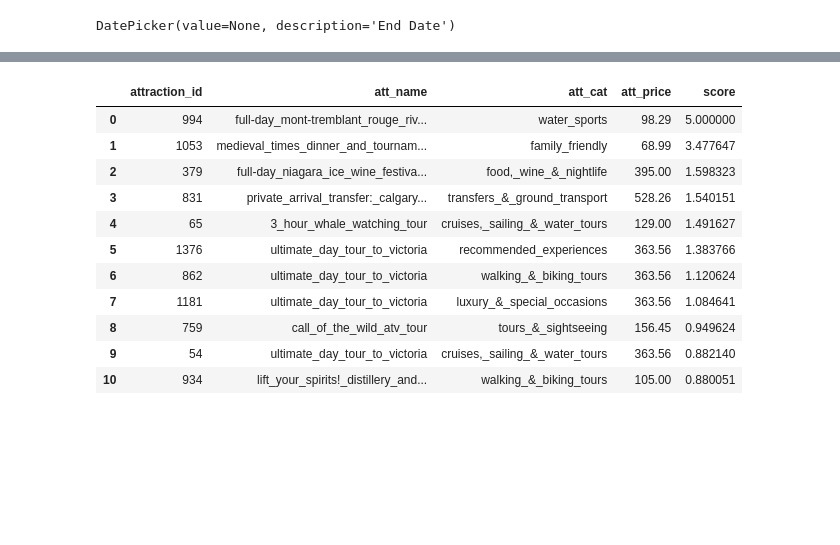
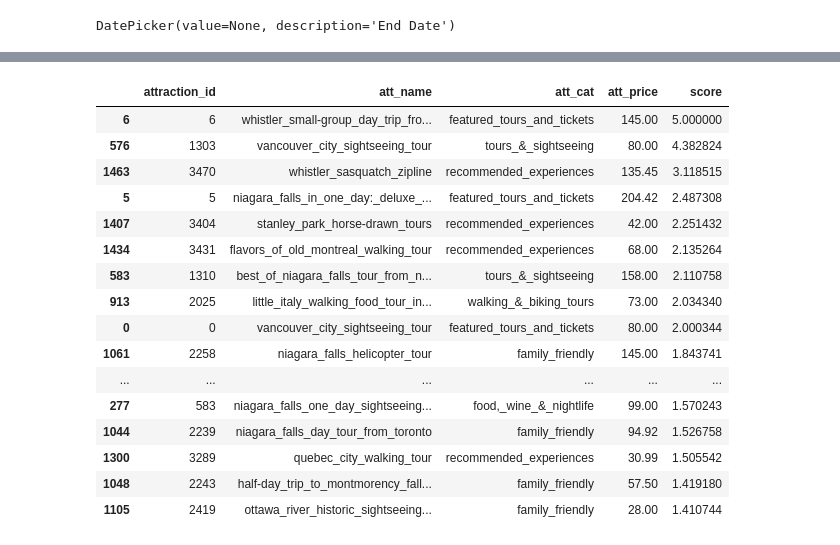
Before and after one commit to sachinnpraburaj/Intelligent-Travel-Recommendation-System, a Jupyter notebook: get_recc.ipynb, the cells around one changed output, grey strips where cells are left out. Saved outputs shown, nothing was run; the diff lists cells and outputs as text; code cells hidden in the pictures; blank space fills up the shorter version.

```diff
--- a/get_recc.ipynb
+++ b/get_recc.ipynb
@@ -153,16 +165,24 @@ Model restored
-# %%
-recc_df.columns = ['attraction_id', 'att_name', 'att_cat', 'att_price', 'score']
-recc_df.head(11)
-# %% [output]
-|  | attraction_id | att_name | att_cat | att_price | score |
-| 0 | 994 | full-day_mont-tremblant_rouge_riv... | water_sports | 98.29 | 5.000000 |
-| 1 | 1053 | medieval_times_dinner_and_tournam... | family_friendly | 68.99 | 3.477647 |
-| 2 | 379 | full-day_niagara_ice_wine_festiva... | food,_wine_&_nightlife | 395.00 | 1.598323 |
-| 3 | 831 | private_arrival_transfer:_calgary... | transfers_&_ground_transport | 528.26 | 1.540151 |
-| 4 | 65 | 3_hour_whale_watching_tour | cruises,_sailing_&_water_tours | 129.00 | 1.491627 |
-| 5 | 1376 | ultimate_day_tour_to_victoria | recommended_experiences | 363.56 | 1.383766 |
-| 6 | 862 | ultimate_day_tour_to_victoria | walking_&_biking_tours | 363.56 | 1.120624 |
-| 7 | 1181 | ultimate_day_tour_to_victoria | luxury_&_special_occasions | 363.56 | 1.084641 |
-| 8 | 759 | call_of_the_wild_atv_tour | tours_&_sightseeing | 156.45 | 0.949624 |
-| 9 | 54 | ultimate_day_tour_to_victoria | cruises,_sailing_&_water_tours | 363.56 | 0.882140 |
-| 10 | 934 | lift_your_spirits!_distillery_and... | walking_&_biking_tours | 105.00 | 0.880051 |
+# %%
+filename = "e"+str(50)+"_r"+str(40000)+"_lr"+str(0.01)+"_hu"+str(128)+"_bs"+str(16)
+recc_df = pd.read_csv('recommendations/'+filename+'/user{u}_unseen.csv'.format(u=15), index_col=0)
+recc_df.columns = ['attraction_id', 'att_name', 'att_cat', 'att_price', 'score']
+# display(cat_rating)
+display(recc_df.head(20))
+# %% [output]
+|  | attraction_id | att_name | att_cat | att_price | score |
+| 6 | 6 | whistler_small-group_day_trip_fro... | featured_tours_and_tickets | 145.00 | 5.000000 |
+| 576 | 1303 | vancouver_city_sightseeing_tour | tours_&_sightseeing | 80.00 | 4.382824 |
+| 1463 | 3470 | whistler_sasquatch_zipline | recommended_experiences | 135.45 | 3.118515 |
+| 5 | 5 | niagara_falls_in_one_day:_deluxe_... | featured_tours_and_tickets | 204.42 | 2.487308 |
+| 1407 | 3404 | stanley_park_horse-drawn_tours | recommended_experiences | 42.00 | 2.251432 |
+| 1434 | 3431 | flavors_of_old_montreal_walking_tour | recommended_experiences | 68.00 | 2.135264 |
+| 583 | 1310 | best_of_niagara_falls_tour_from_n... | tours_&_sightseeing | 158.00 | 2.110758 |
+| 913 | 2025 | little_italy_walking_food_tour_in... | walking_&_biking_tours | 73.00 | 2.034340 |
+| 0 | 0 | vancouver_city_sightseeing_tour | featured_tours_and_tickets | 80.00 | 2.000344 |
+| 1061 | 2258 | niagara_falls_helicopter_tour | family_friendly | 145.00 | 1.843741 |
+| ... | ... | ... | ... | ... | ... |
+| 277 | 583 | niagara_falls_one_day_sightseeing... | food,_wine_&_nightlife | 99.00 | 1.570243 |
+| 1044 | 2239 | niagara_falls_day_tour_from_toronto | family_friendly | 94.92 | 1.526758 |
+| 1300 | 3289 | quebec_city_walking_tour | recommended_experiences | 30.99 | 1.505542 |
+| 1048 | 2243 | half-day_trip_to_montmorency_fall... | family_friendly | 57.50 | 1.419180 |
+| 1105 | 2419 | ottawa_river_historic_sightseeing... | family_friendly | 28.00 | 1.410744 |
```
Also changed, not shown: parts of 10 cells of this notebook.
